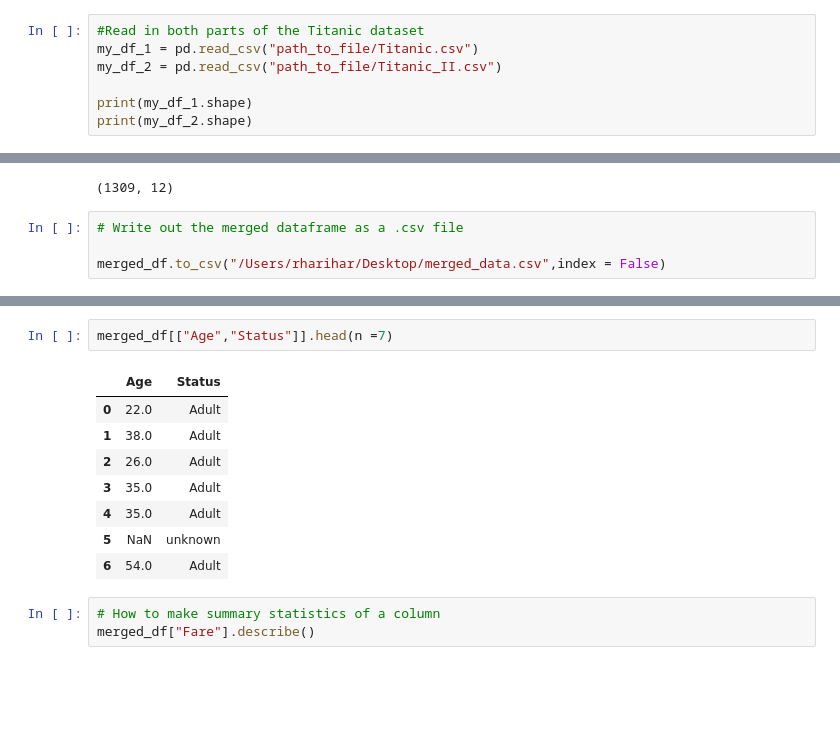
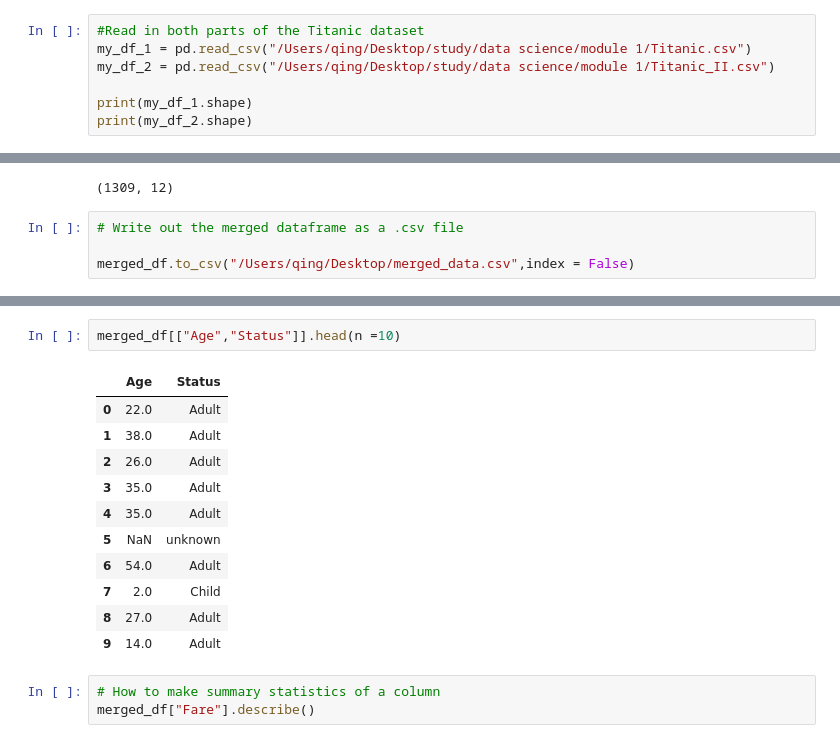
Before and after one commit to HelperInCa/study, a Jupyter notebook: data science/module 1/pandas_II.ipynb, the cells around one changed output, grey strips where cells are left out. Cells and saved outputs as stored; diff of their text form; blank space fills up the shorter version.

```diff
--- a/data science/module 1/pandas_II.ipynb
+++ b/data science/module 1/pandas_II.ipynb
@@ -5,8 +6,8 @@ import pandas as pd
 %matplotlib inline
 # %%
 #Read in both parts of the Titanic dataset
-my_df_1 = pd.read_csv("path_to_file/Titanic.csv")
-my_df_2 = pd.read_csv("path_to_file/Titanic_II.csv")
+my_df_1 = pd.read_csv("/Users/qing/Desktop/study/data science/module 1/Titanic.csv")
+my_df_2 = pd.read_csv("/Users/qing/Desktop/study/data science/module 1/Titanic_II.csv")
 
 print(my_df_1.shape)
 print(my_df_2.shape)
@@ -45,7 +48,7 @@ merged_df_2.shape
 # %%
 # Write out the merged dataframe as a .csv file
 
-merged_df.to_csv("/Users/rharihar/Desktop/merged_data.csv",index = False)
+merged_df.to_csv("/Users/qing/Desktop/merged_data.csv",index = False)
 # %%
 # How can we define our own function and make new columns with derived data
 
@@ -68,16 +71,19 @@ merged_df.head()
 | 3 | 4 | 1 | 1 | Futrelle, Mrs. Jacques Heath (Lil... | female | 35.0 | 1 | 0 | 113803 | 53.1000 | ... |
 | 4 | 5 | 0 | 3 | Allen, Mr. William Henry | male | 35.0 | 0 | 0 | 373450 | 8.0500 | ... |
 # %%
-merged_df[["Age","Status"]].head(n =7)
+merged_df[["Age","Status"]].head(n =10)
 # %% [output]
 |  | Age | Status |
 | 0 | 22.0 | Adult |
 | 1 | 38.0 | Adult |
 | 2 | 26.0 | Adult |
 | 3 | 35.0 | Adult |
 | 4 | 35.0 | Adult |
 | 5 | NaN | unknown |
 | 6 | 54.0 | Adult |
+| 7 | 2.0 | Child |
+| 8 | 27.0 | Adult |
+| 9 | 14.0 | Adult |
 # %%
 # How to make summary statistics of a column
 merged_df["Fare"].describe()
```
Also changed, not shown: parts of 6 cells of this notebook, 5 other files.
